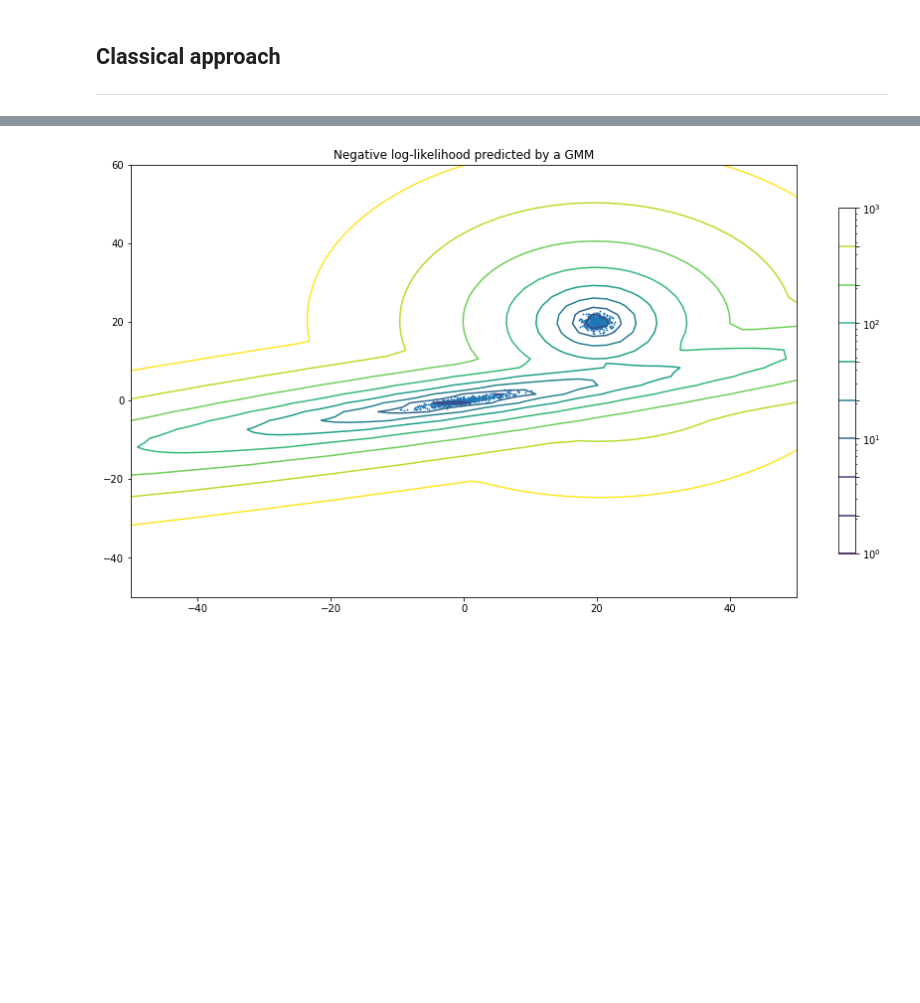
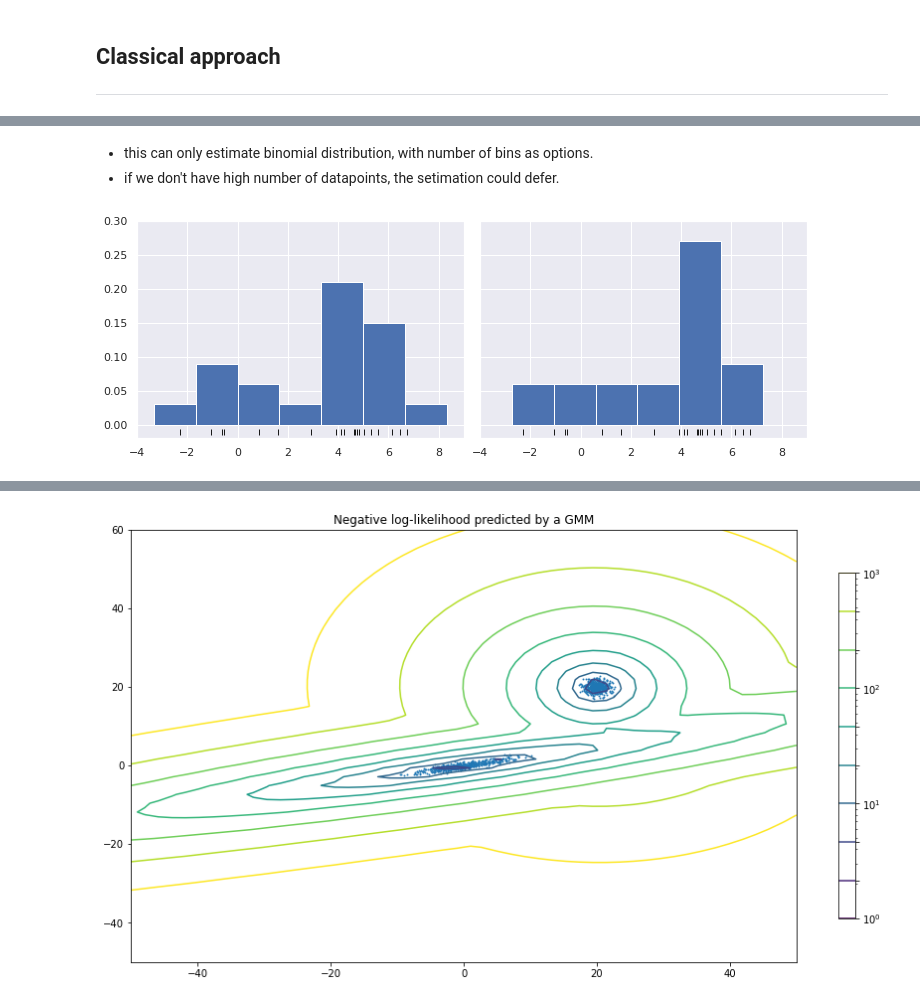
Before and after one commit to mkimhi/cs3600-tutorials, a Jupyter notebook: T6/tutorial6-Generative models.ipynb, the cells around one changed output, grey strips where cells are left out. Cells and saved outputs as stored; diff of their text form; code cells hidden in the pictures; blank space fills up the shorter version.

```diff
--- a/T6/tutorial6-Generative models.ipynb
+++ b/T6/tutorial6-Generative models.ipynb
@@ -107,0 +153,17 @@ simplest is [KDE](https://en.wikipedia.org/wiki/Kernel_density_estimation), but
+# %% [markdown]
+- this can only estimate binomial distribution, with number of bins as options.
+- if we don't have high number of datapoints, the setimation could defer.
+# %%
+x = make_data(20)
+bins = np.linspace(-5, 10, 10)
+fig, ax = plt.subplots(1, 2, figsize=(12, 4),
+                       sharex=True, sharey=True,
+                       subplot_kw={'xlim':(-4, 9),
+                                   'ylim':(-0.02, 0.3)})
+fig.subplots_adjust(wspace=0.05)
+for i, offset in enumerate([0.0, 0.6]):
+    ax[i].hist(x, bins=bins + offset, density=True)
+    ax[i].plot(x, np.full_like(x, -0.01), '|k',
+               markeredgewidth=1)
+# %% [output]
+[figure, added]
```
Also changed, not shown: parts of 17 cells of this notebook, 10 other files.
